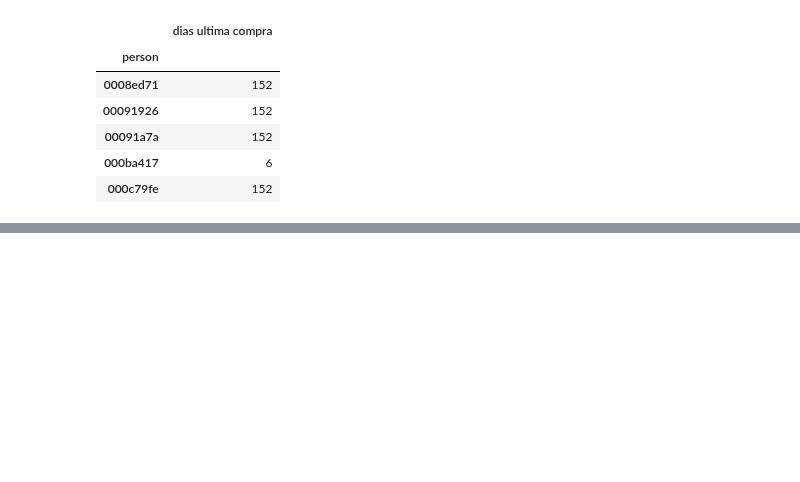
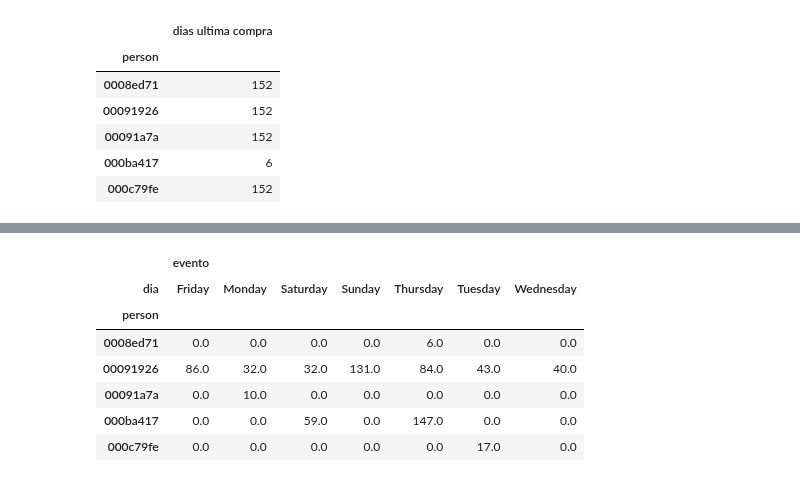
Before and after one commit to seblaz/7506-datos-tp2, a Jupyter notebook: Features/Feature Engineering Fran.ipynb, the cells around one changed output, grey strips where cells are left out. Saved outputs shown, nothing was run; the diff lists cells and outputs as text; code cells hidden in the pictures; blank space fills up the shorter version.

Commit message:
Agregado de eventos segun dia y hora

```diff
--- a/Features/Feature Engineering Fran.ipynb
+++ b/Features/Feature Engineering Fran.ipynb
@@ -338,0 +346,4 @@ df_features.head()
+# %%
+df_eventos_up_to_01062018['timestamp'] = pd.to_datetime(df_eventos_up_to_01062018['timestamp'])
+# %%
+df_eventos_up_to_01062018['dia'] = pd.to_datetime(df_eventos_up_to_01062018['timestamp']).dt.weekday_name
@@ -338,0 +359,3 @@ df_features.head()
+# %%
+cant_eventos_x_dia_semana = df_eventos_up_to_01062018.groupby(['person','dia']).agg({'evento':'sum'})
+cant_eventos_x_dia_semana.head()
@@ -338,0 +370,15 @@ df_features.head()
+# %%
+
+cant_eventos_x_dia_semana =cant_eventos_x_dia_semana.unstack()
+# %%
+cant_eventos_x_dia_semana = cant_eventos_x_dia_semana.fillna(0)
+cant_eventos_x_dia_semana.head()
+# %% [output]
+|  | evento |  |  |  |  |  |  |
+| dia | Friday | Monday | Saturday | Sunday | Thursday | Tuesday | Wednesday |
+| person |  |  |  |  |  |  |  |
+| 0008ed71 | 0.0 | 0.0 | 0.0 | 0.0 | 6.0 | 0.0 | 0.0 |
+| 00091926 | 86.0 | 32.0 | 32.0 | 131.0 | 84.0 | 43.0 | 40.0 |
+| 00091a7a | 0.0 | 10.0 | 0.0 | 0.0 | 0.0 | 0.0 | 0.0 |
+| 000ba417 | 0.0 | 0.0 | 59.0 | 0.0 | 147.0 | 0.0 | 0.0 |
+| 000c79fe | 0.0 | 0.0 | 0.0 | 0.0 | 0.0 | 17.0 | 0.0 |
```
Also changed, not shown: parts of 24 cells of this notebook.
